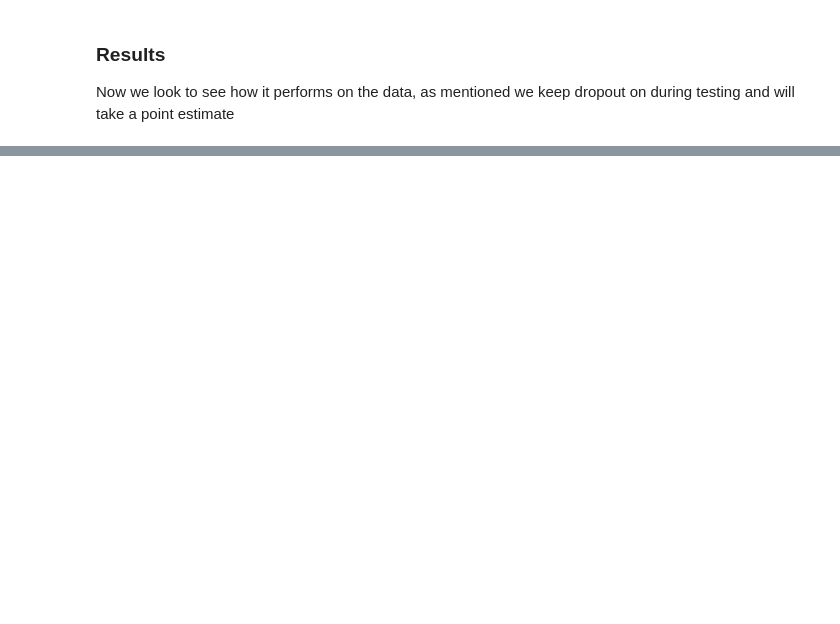
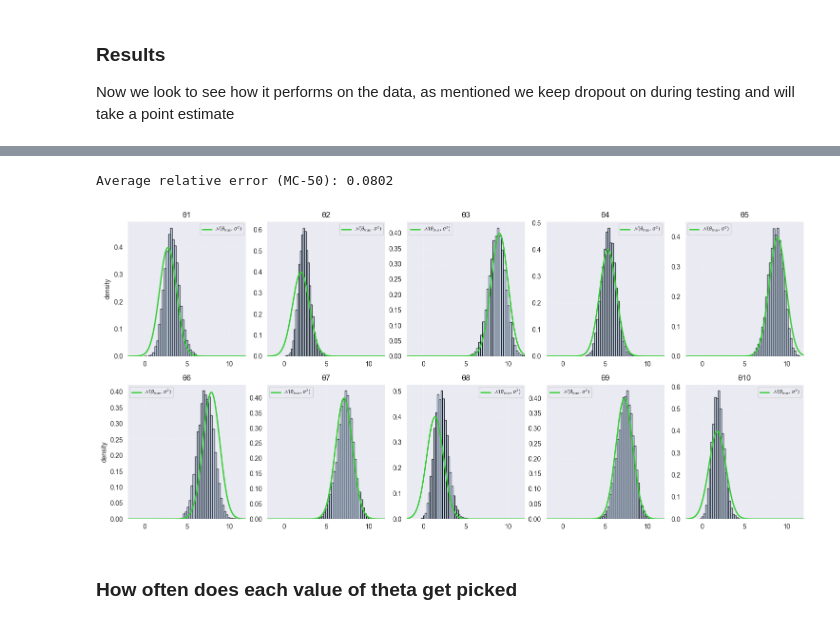
Before and after one commit to ob24-ic/MastersThesis, a Jupyter notebook: SummaryStatisticNN/LinearExampleWithDropout.ipynb, the cells around one changed output, grey strips where cells are left out. Drawn from its saved outputs; the diff is of its cells as text; code cells hidden in the pictures; blank space fills up the shorter version.

```diff
--- a/SummaryStatisticNN/LinearExampleWithDropout.ipynb
+++ b/SummaryStatisticNN/LinearExampleWithDropout.ipynb
@@ -374,0 +462,18 @@ Clip the values using a sigmoid
+# %%
+avg_re = average_relative_error(
+    model=myNN,
+    batchsize=batch_size,
+    no_tests=no_test_samples,
+    mc_samples=mc_samples,
+    n_per_sample=n_per_sample,
+    noise_std=noise_std,
+    theta_range=theta_range
+)
+print(f"Average relative error (MC-{mc_samples}): {avg_re:.4f}")
+
+plot_single_dataset_posterior(model=myNN, mc_samples=10000, noise_std=noise_std)
+# %% [output]
+Average relative error (MC-50): 0.0802
+[figure, added]
+# %% [markdown]
+### How often does each value of theta get picked
```
Also changed, not shown: parts of 15 cells of this notebook.
